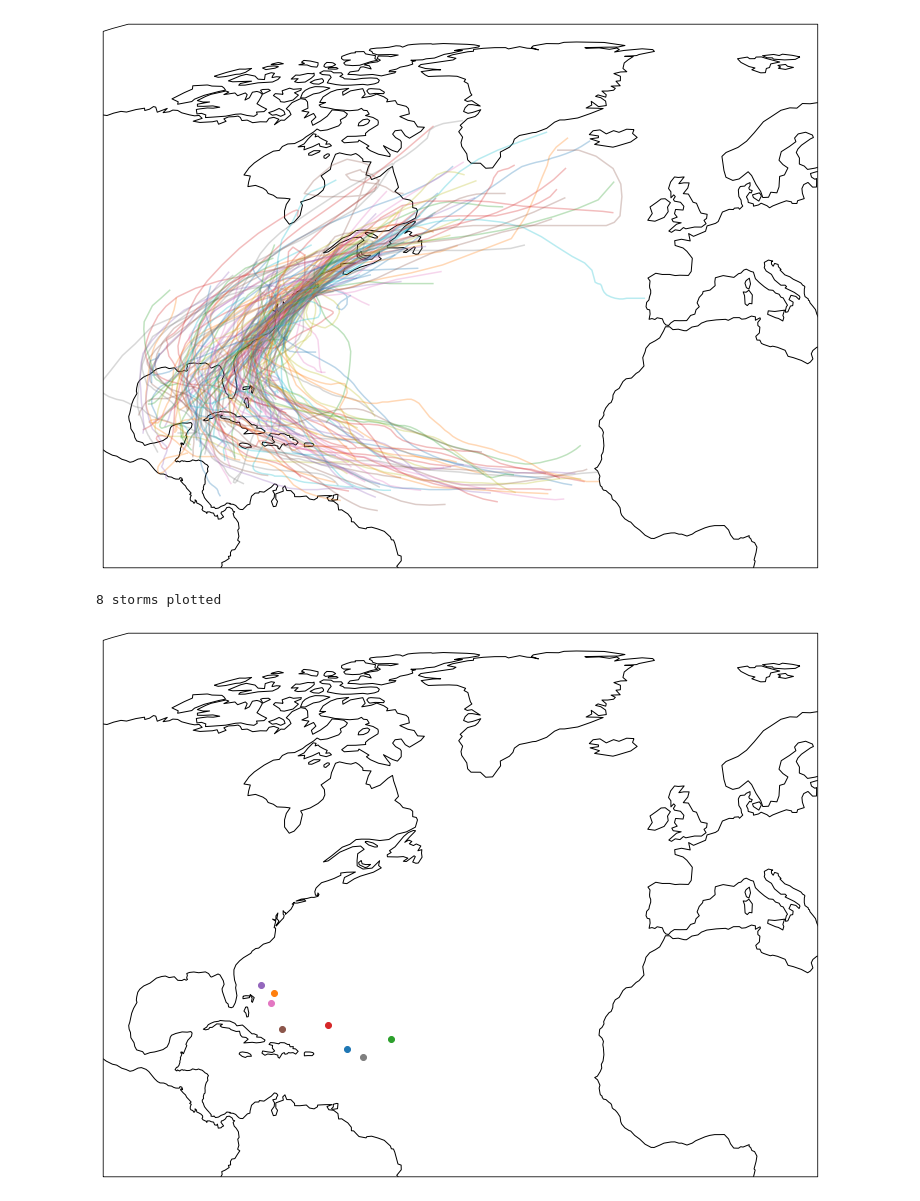
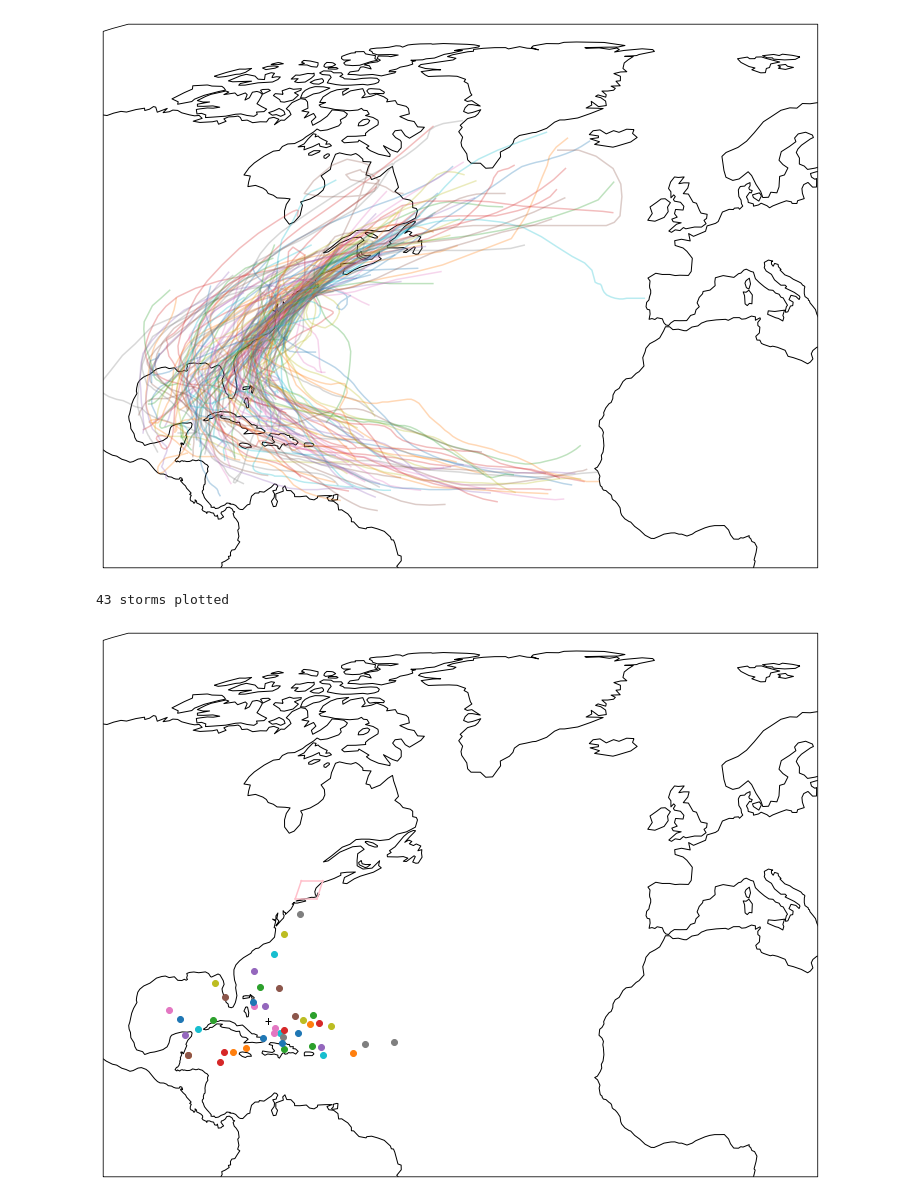
Before and after one commit to bparazin/HurricaneReanalysisProject, a Jupyter notebook: Plot paths.ipynb, the cells around one changed output. Saved outputs shown, nothing was run; the diff lists cells and outputs as text; code cells hidden in the pictures.

Commit message:
updated it to look at bounding box instead of landfall

```diff
--- a/Plot paths.ipynb
+++ b/Plot paths.ipynb
@@ -102,38 +99,60 @@ plt.show()
 163 storms plotted
 [figure]
 # %%
-def plotTMinusPosition(hurdat, tMinus, lon, lat, stormType):
+#potential todo: use a kent distribution rather than what I'm doing now
+
+def plotTMinusPosition(hurdat, tMinus, stormType, lon_min=-180, lon_max=180, lat_min=-90, lat_max=90):
     fig = plt.figure(figsize=(20, 10))
     ax = fig.add_subplot(1, 1, 1, projection=ccrs.Robinson())
 
     ax.coastlines()
 
     ax.set_extent([-100, 20, 0, 90], crs=ccrs.Geodetic())
     #ax.set_global()
 
 
 
     position_list = []
+    lon_list = []
+    lat_list = []
     storm_list = []
+
     for key in hurdat:
-        position = positionBeforeLandfall(hurdat[key], tMinus, -71.186996, 41.966770)
+        position = positionBeforeLandfall(hurdat[key], tMinus, lon_min, lon_max, lat_min, lat_max)
 
         if position is not None:
             position_list.append(position[0])
+            lon_list.append(position[0][0])
+            lat_list.append(position[0][1])
             storm_list.append(position[1])
 
 
-    sum = 0
-    for position, storm in zip(position_list, storm_list):
-        if statusNearLocation(storm, lon, lat) in stormType:
-            ax.plot(position[0], position[1], 'o', transform=ccrs.Geodetic())
-            sum +=1
+    count = 0
+    lon_sum = 0
+    lat_sum = 0
+    for sLon, sLat, storm in zip(lon_list, lat_list, storm_list):
+        if statusNearLocation(storm, lon_min, lat_min) in stormType:
+            ax.plot(sLon, sLat, 'o', transform=ccrs.Geodetic(), label = storm['idcode'])
+            lon_sum += sLon
+            lat_sum += sLat
+            count +=1
+    avg_position = (lon_sum / count, lat_sum / count)
 
-    print(f'{sum} storms plotted')
+    ax.plot([lon_min, lon_max], [lat_min, lat_min], transform=ccrs.PlateCarree(), color = 'pink')
+    ax.plot([lon_min, lon_max], [lat_max, lat_max], transform=ccrs.PlateCarree(), color = 'pink')
+    ax.plot([lon_max, lon_max], [lat_min, lat_max], transform=ccrs.PlateCarree(), color = 'pink')
+    ax.plot([lon_min, lon_min], [lat_min, lat_max], transform=ccrs.PlateCarree(), color = 'pink')
+
+    ax.plot(avg_position[0], avg_position[1], '+', transform=ccrs.Geodetic(), color = 'black')
+
+    #ax.legend()
+
+
+    print(f'{count} storms plotted')
 
     plt.show()
 
-plotTMinusPosition(BOXhurdat, 120, -71.186996, 41.966770, ['HU'])
+plotTMinusPosition(hurdat, 120, ['TD', 'HU', 'TS', 'SS', 'EX'], lon_min=-74, lon_max=-70, lat_min=41.25, lat_max=44)
 # %% [output]
-8 storms plotted
+43 storms plotted
-[figure, old version]
+[figure, new version]
```
Also changed, not shown: parts of 2 cells of this notebook.
